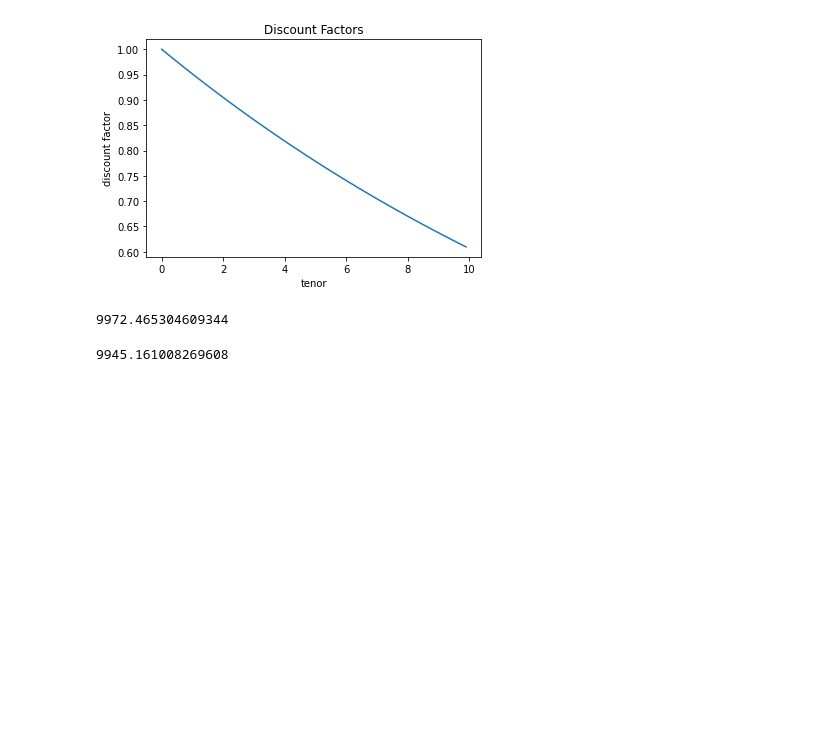
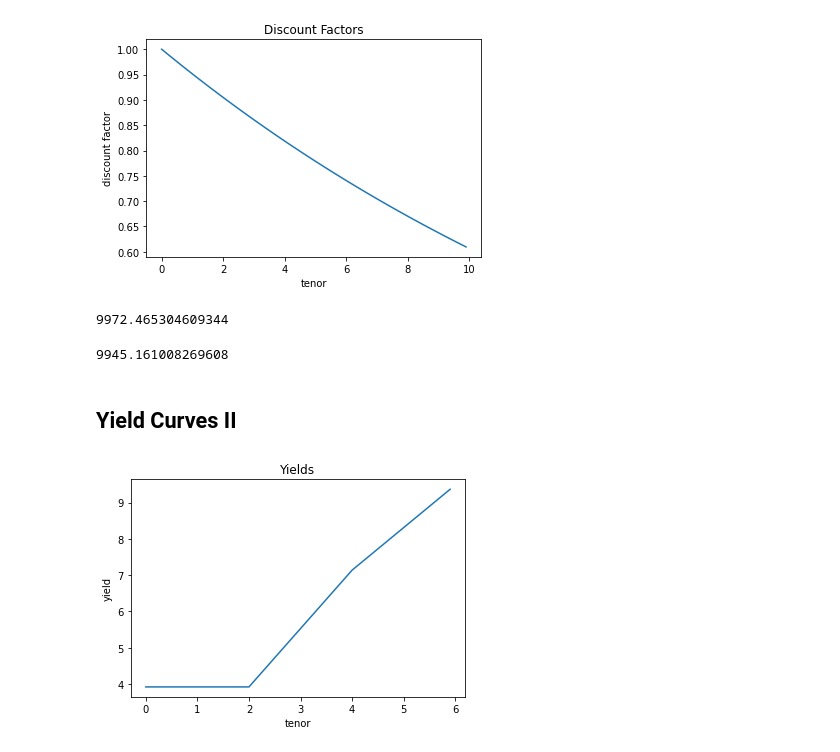
Before and after one commit to javifalces/colab_test, a Jupyter notebook: financial_derivatives_bonds.ipynb, the cells around one changed output. Drawn from its saved outputs; the diff is of its cells as text; code cells hidden in the pictures; blank space fills up the shorter version.

```diff
--- a/financial_derivatives_bonds.ipynb
+++ b/financial_derivatives_bonds.ipynb
@@ -247,3 +247,19 @@ bond6.price(yc)
 # the compounding convention implicit in our construction of a yield curve is continous compounding
 # %% [output]
 9945.161008269608
+# %% [markdown]
+## Yield Curves II
+# %%
+# Yield curves may be built from bonds
+bond1 = fi.create_coupon_bond(maturity = 2, face = 1000, rate = 4, frequency = 1)
+bond2 = fi.create_coupon_bond(maturity = 4, face = 10000, rate = 7, frequency = 2)
+bond3 = fi.create_coupon_bond(maturity = 6, face = 100000, rate = 9, frequency = 2)
+# I have assumed all bonds are trading at par,
+bond1.set_price(1000)
+bond2.set_price(10000)
+bond3.set_price(100000)
+list_of_bonds = [bond1, bond2, bond3]
+yield_curve = fi.curve_factory(bondlist = list_of_bonds)
+yield_curve.plot_yields()
+# %% [output]
+[figure, added]
```
Also changed, not shown: parts of 3 cells of this notebook.
